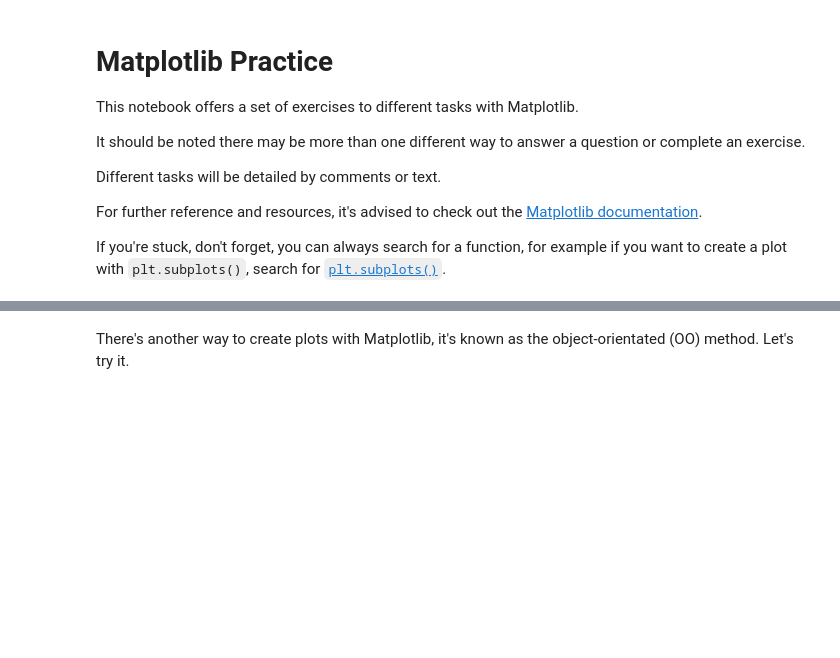
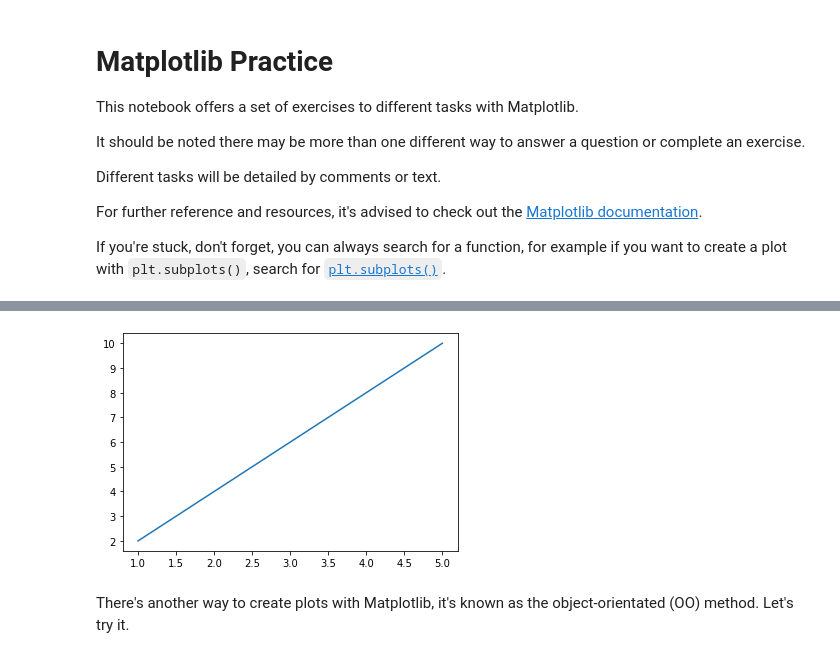
Before and after one commit to kunalburgul/AMLP, a Jupyter notebook: Data_Analysis/matplotlib_exercises.ipynb, the cells around one changed output, grey strips where cells are left out. Cells and saved outputs as stored; diff of their text form; code cells hidden in the pictures; blank space fills up the shorter version.

```diff
--- a/Data_Analysis/matplotlib_exercises.ipynb
+++ b/Data_Analysis/matplotlib_exercises.ipynb
@@ -24,5 +39,9 @@ If you're stuck, don't forget, you can always search for a function, for example
 # %%
 # Plot X & y (the lists you've created)
+plt.plot(X, y)
+plt.show()
+# %% [output]
+[figure, added]
 # %% [markdown]
 There's another way to create plots with Matplotlib, it's known as the object-orientated (OO) method. Let's try it.
 # %%
```
Also changed, not shown: parts of 32 cells of this notebook.
